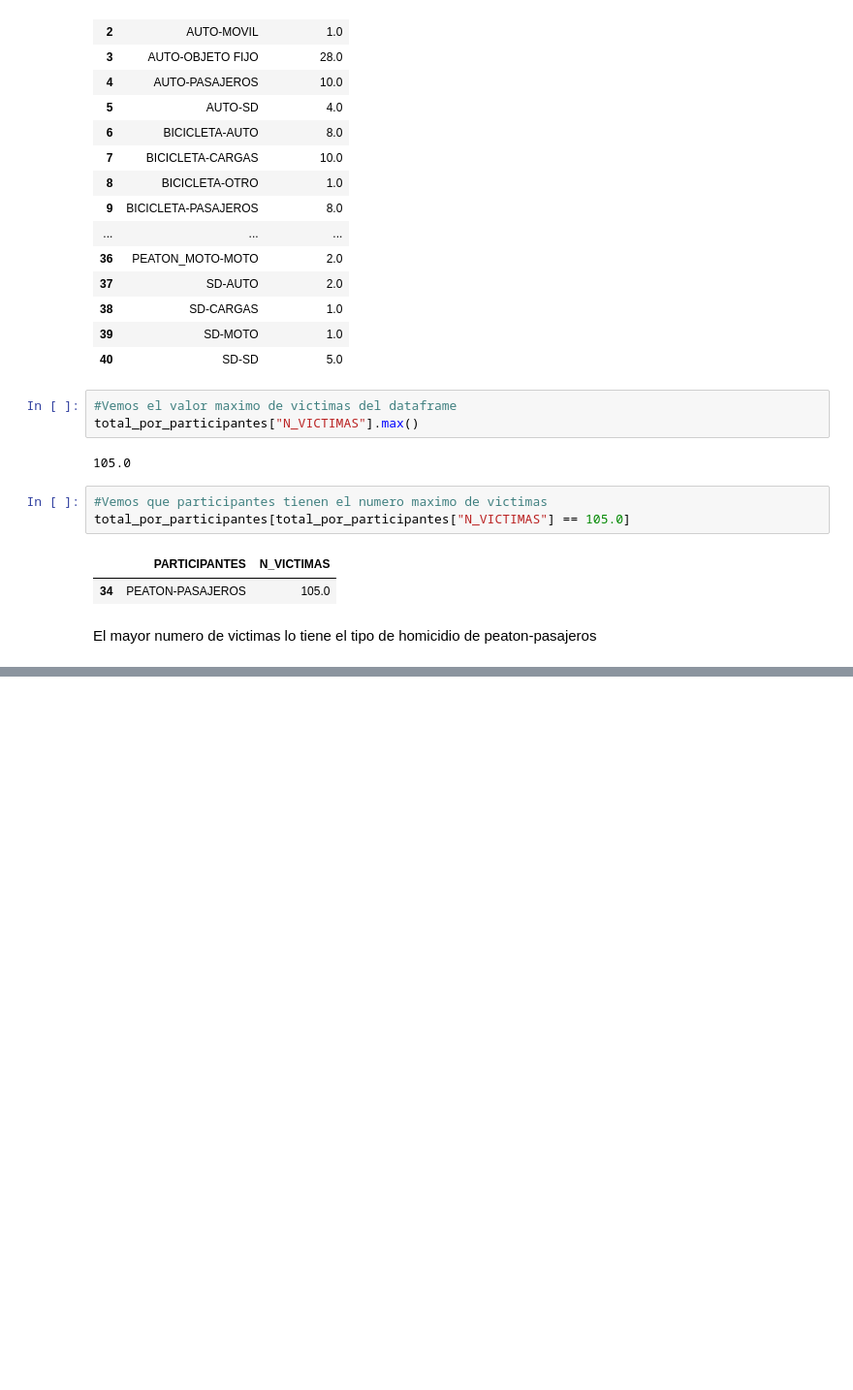
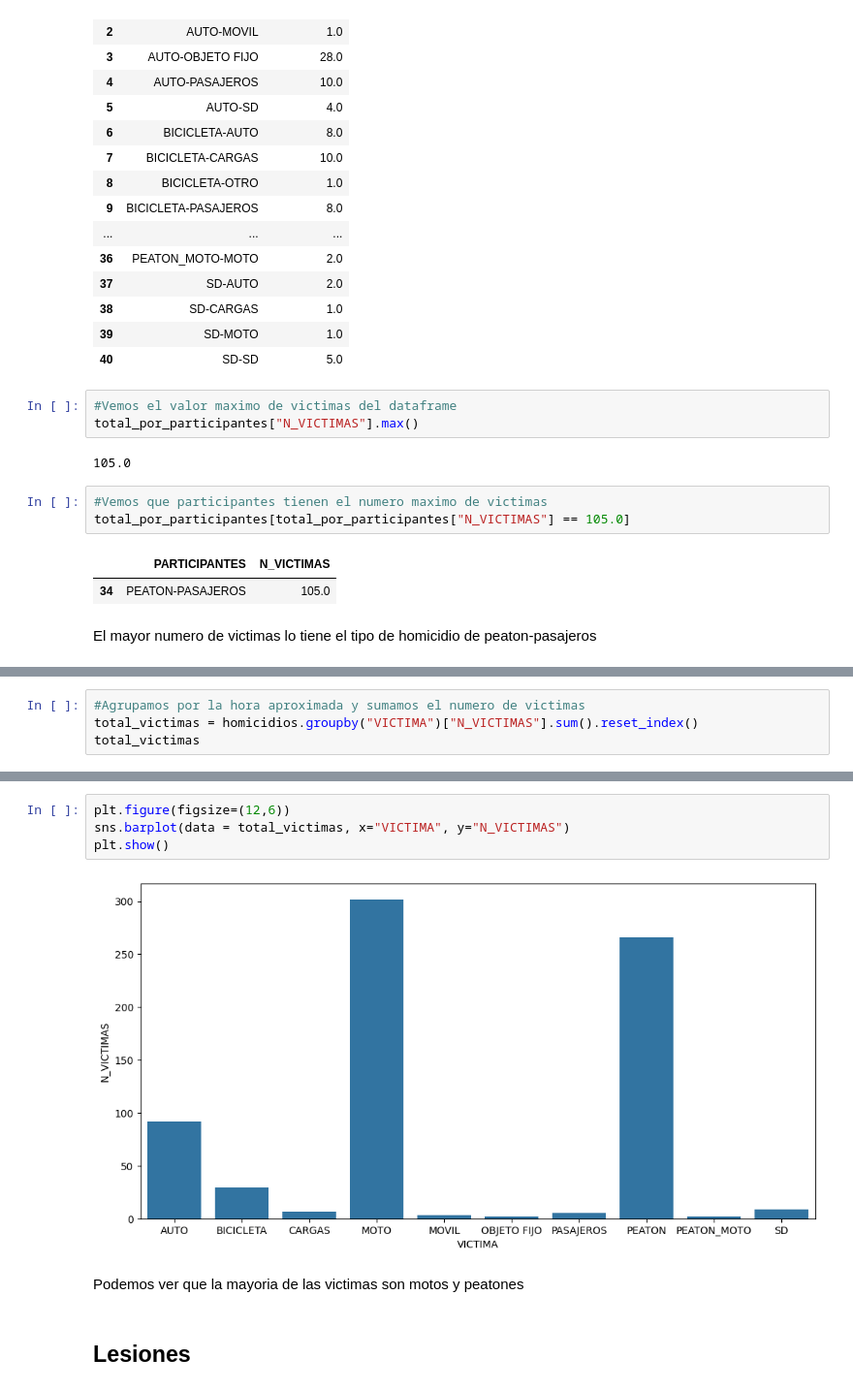
Before and after one commit to Lukitens/PI_DA, a Jupyter notebook: eda.ipynb, the cells around one changed output, grey strips where cells are left out. Shown at 97% size. Drawn from its saved outputs; the diff is of its cells as text; blank space fills up the shorter version.

```diff
--- a/eda.ipynb
+++ b/eda.ipynb
@@ -248,0 +316,4 @@ El mayor numero de victimas lo tiene el tipo de homicidio de peaton-pasajeros
+# %%
+#Agrupamos por la hora aproximada y sumamos el numero de victimas
+total_victimas = homicidios.groupby("VICTIMA")["N_VICTIMAS"].sum().reset_index()
+total_victimas
@@ -248,0 +332,10 @@ El mayor numero de victimas lo tiene el tipo de homicidio de peaton-pasajeros
+# %%
+plt.figure(figsize=(12,6))
+sns.barplot(data = total_victimas, x="VICTIMA", y="N_VICTIMAS")
+plt.show()
+# %% [output]
+[figure, added]
+# %% [markdown]
+Podemos ver que la mayoria de las victimas son motos y peatones
+# %% [markdown]
+## Lesiones ##
```
Also changed, not shown: parts of 33 cells of this notebook.
